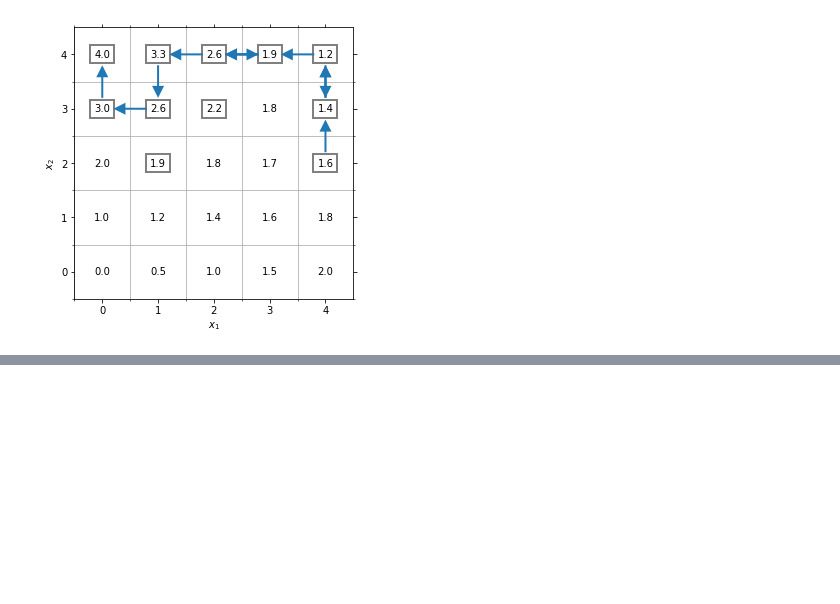
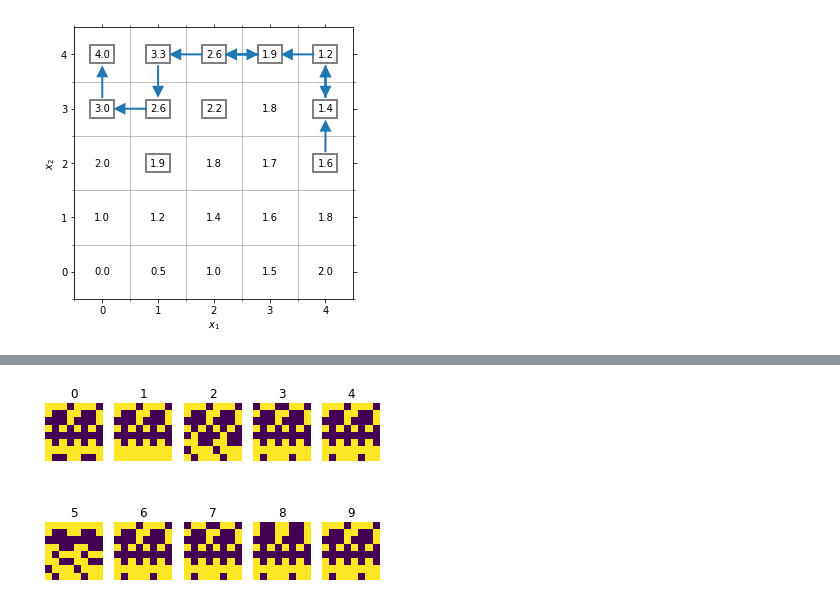
Before and after one commit to king-rabbit/ab_test, a Jupyter notebook: ch4.ipynb, the cells around one changed output, grey strips where cells are left out. Cells and saved outputs as stored; diff of their text form; code cells hidden in the pictures; blank space fills up the shorter version.

```diff
--- a/ch4.ipynb
+++ b/ch4.ipynb
@@ -325,0 +418,9 @@ visualize_path(evaluated_xs, steps)
+# %%
+solutions = new_generation([
+    solutions[1], solutions[3], solutions[9]
+])
+
+visualize(solutions)
+plt.show()
+# %% [output]
+[figure, added]
```
Also changed, not shown: parts of 13 cells of this notebook, 1 other file.
